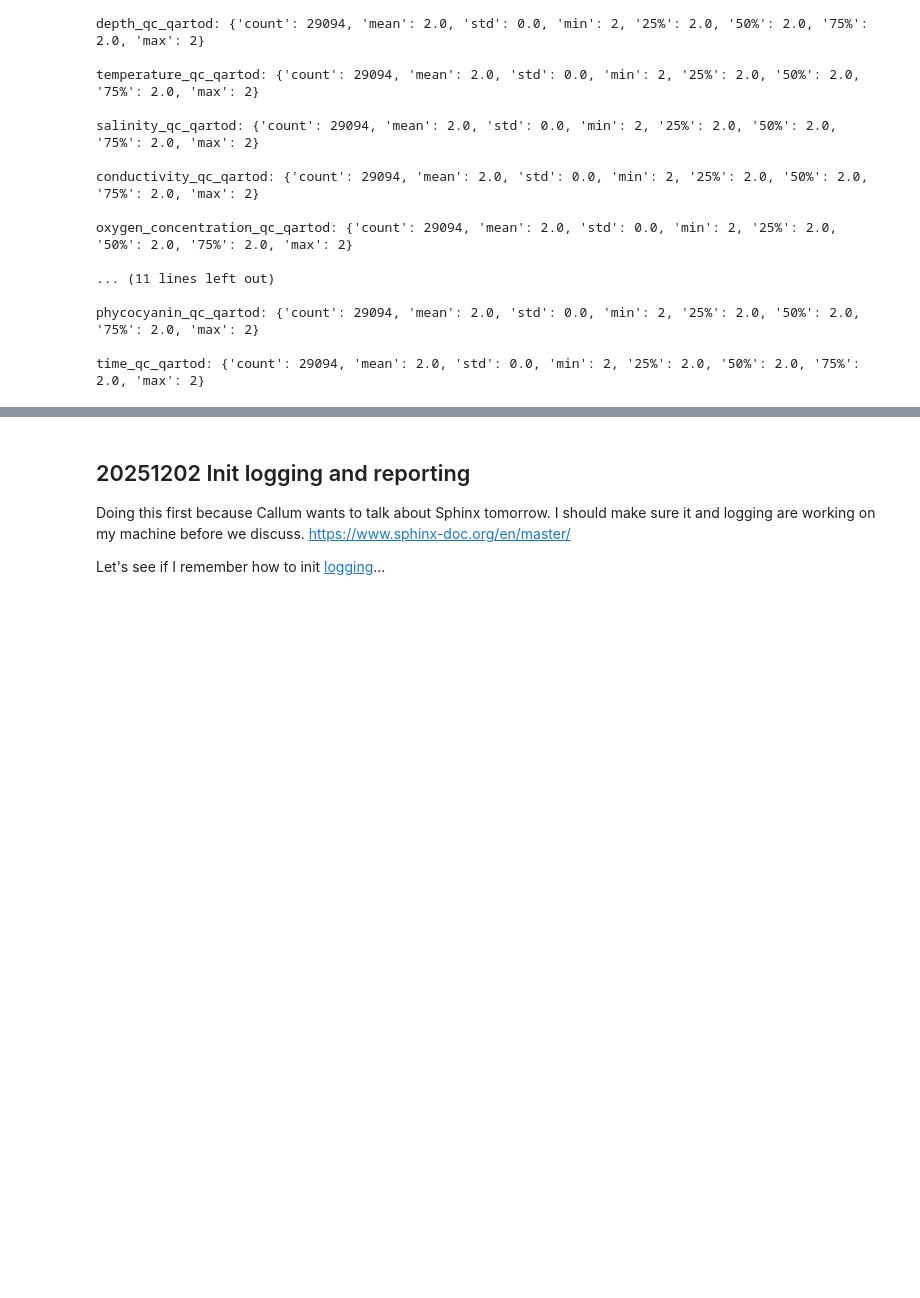
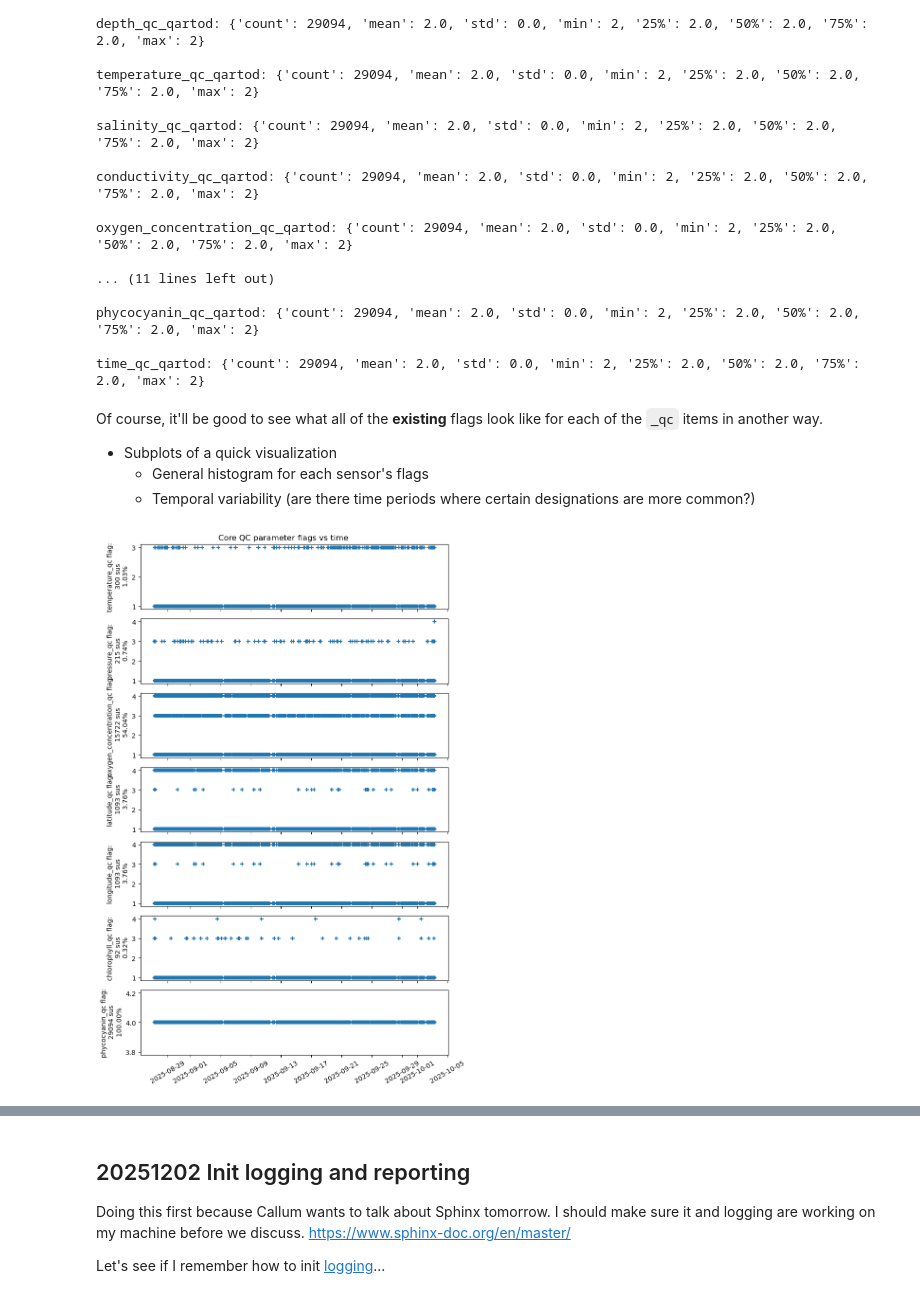
Before and after one commit to Klankers/voto_glider_qc, a Jupyter notebook: qc_start.ipynb, the cells around one changed output, grey strips where cells are left out. Drawn from its saved outputs; the diff is of its cells as text; code cells hidden in the pictures; blank space fills up the shorter version.

```diff
--- a/qc_start.ipynb
+++ b/qc_start.ipynb
@@ -115,3 +122,8 @@ qc_vars
  'density_qc',
  'potential_temperature_qc',
  'phycocyanin_qc']
+# %%
+for var in qc_vars:
+    new = var.replace("_qc", "").replace("_qartod", "")
+    units = nrt[new].attrs.get("units")
+    print(f"{new}: {units}")
@@ -198,3 +228,28 @@ oxygen_concentration_qc_qartod: {'count': 29094, 'mean': 2.0, 'std': 0.0, 'min':
 phycocyanin_qc_qartod: {'count': 29094, 'mean': 2.0, 'std': 0.0, 'min': 2, '25%': 2.0, '50%': 2.0, '75%': 2.0, 'max': 2}
 
 time_qc_qartod: {'count': 29094, 'mean': 2.0, 'std': 0.0, 'min': 2, '25%': 2.0, '50%': 2.0, '75%': 2.0, 'max': 2}
+# %% [markdown]
+Of course, it'll be good to see what all of the **existing** flags look like for each of the `_qc` items in another way.
+
+* Subplots of a quick visualization
+    * General histogram for each sensor's flags
+    * Temporal variability (are there time periods where certain designations are more common?)
+# %%
+#   Going to redefine to just the "core" variables that are potentially used to derive others
+#   Oxygen has some raw value stream that isn't presently available, so this is worth including until we can QC the raw signal
+#   Also, backscatter and altimeter don't have QC. Should they? "backscatter", "altimeter", downwelling_PAR
+core_vars = ['temperature_qc', 'pressure_qc', 'oxygen_concentration_qc', 'latitude_qc', 'longitude_qc', "chlorophyll_qc", "phycocyanin_qc"]
+# %%
+#   7 subplots
+fig, axs = plt.subplots(7, sharex=True, figsize=(8,12))
+fig.suptitle("Core QC parameter flags vs time")
+ix = 0
+for var in core_vars:
+    axs[ix].scatter(nrt.time, nrt[var], marker='+')
+    count_bad = (nrt[var] > 2).sum(axis=0).item()
+    axs[ix].set_ylabel(f"{var} flag:\n {count_bad} sus\n {100*count_bad/len(nrt.time):.2f}%")
+    ix += 1
+axs[-1].tick_params(axis='x', rotation=30)
+fig.tight_layout()
+# %% [output]
+[figure, added]
```
Also changed, not shown: parts of 17 cells of this notebook.
